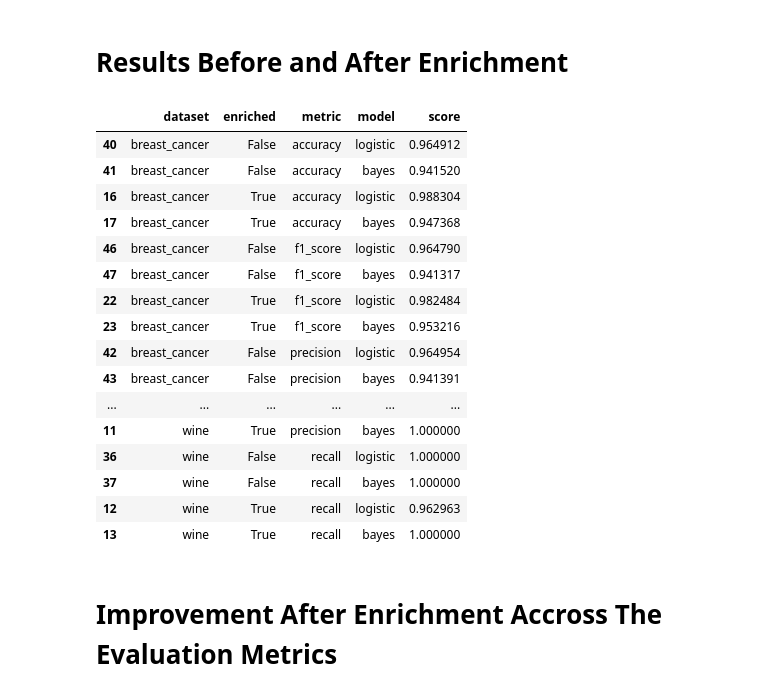
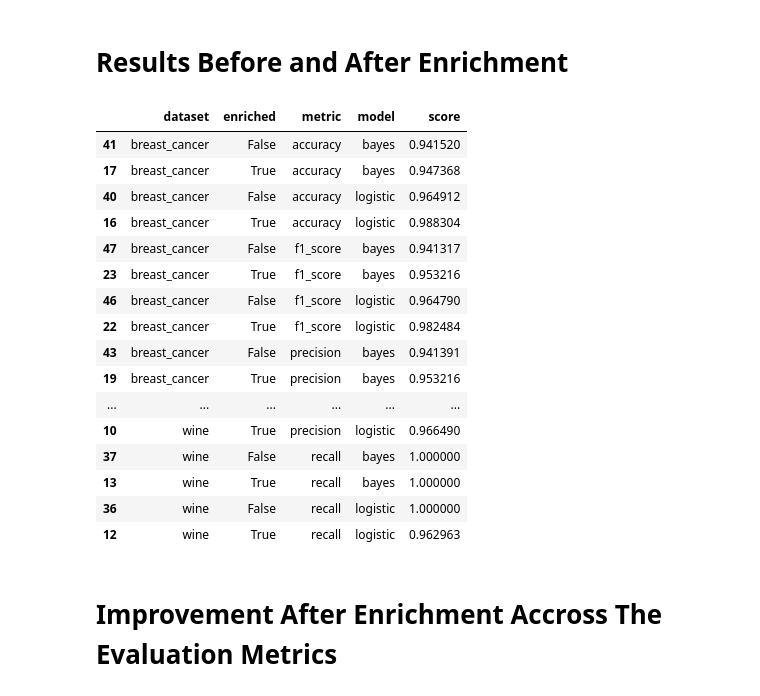
Before and after one commit to rossrco/experiments, a Jupyter notebook: machine_learning_combinatorics/feature_engineer_testing.ipynb, the cells around one changed output. Drawn from its saved outputs; the diff is of its cells as text; code cells hidden in the pictures.

```diff
--- a/machine_learning_combinatorics/feature_engineer_testing.ipynb
+++ b/machine_learning_combinatorics/feature_engineer_testing.ipynb
@@ -131,14 +131,15 @@ sample.head()
 # Produce Metrics Before and After Enrichment
 # %%
 results = pd.DataFrame(columns = ['dataset', 'enriched', 'metric', 'model', 'score'])
-fitted_models = pd.DataFrame(columns = ['dataset', 'enriched', 'metric', 'model', 'trained_model'])
-engine_columns = pd.DataFrame(columns = ['dataset', 'enriched', 'metric', 'model', 'best_columns'])
+model_columns = pd.DataFrame(columns = ['dataset', 'enriched', 'metric', 'model', 'column', 'score'])
+engine_columns = pd.DataFrame(columns = ['dataset', 'enriched', 'metric', 'model', 'column', 'score'])
 # %%
 for enriched in [True, False]:
     for dataset_name, dataset in datasets.items():
         for metric_name, metric in metrics.items():
             for model_name, model in models.items():
 
+                #create engine
                 eng = fe.FeatureEngineer(model = model,
                          scorer = metric['metric'],
                          splitter = splitter['splitter'],
@@ -146,45 +147,66 @@ for enriched in [True, False]:
                          scorer_kwargs = metric['kwargs'],
                          splitter_kwargs = splitter['kwargs'])
 
+                #split the dataset
                 X_train, X_test, y_train, y_test = splitter['splitter'](dataset.drop('target', axis = 1),
                                                                         dataset.target,
                                                                         **splitter['kwargs'])
 
-
+                #enrich data
                 if enriched:
                     X_train, X_test = enrich_data(eng, X_train, X_test, y_train)
 
+                #scale data
+                scaler = MinMaxScaler()
+                for df in X_train, X_test:
+                    df = pd.DataFrame(scaler.fit_transform(df), columns = df.columns)
+
+                #fit model
                 model.fit(X_train, y_train)
+
+                #obtain prediction
                 y_pred = model.predict(X_test)
 
+                #obtain score
                 score = metric['metric'](y_test, y_pred, **metric['kwargs'])
 
-                to_append = pd.DataFrame([[dataset_name, enriched, metric_name, model_name, score]],
-                                         columns = results.columns)
+                #append results
+                to_append = pd.DataFrame([[dataset_name, enriched, metric_name,
+                                               model_name, score]],
+                                             columns = results.columns)
 
                 results = results.append(to_append, ignore_index = True)
+
+                if model_name == 'logistic':
+                    for coef, feature in zip(model.coef_[0, :], X_train.columns):
+                        to_append = pd.DataFrame([[dataset_name, enriched,
+                                                   metric_name, model_name,
+                                                   feature, coef]],
+                                                 columns = model_columns.columns)
+
+                        model_columns = model_columns.append(to_append, ignore_index = True)
 # %% [markdown]
 # Results Before and After Enrichment
 # %%
-results.sort_values(by = ['dataset', 'metric', 'enriched'])
+results.sort_values(by = ['dataset', 'metric', 'model', 'enriched'])
 # %% [output]
 |  | dataset | enriched | metric | model | score |
+| 41 | breast_cancer | False | accuracy | bayes | 0.941520 |
+| 17 | breast_cancer | True | accuracy | bayes | 0.947368 |
 | 40 | breast_cancer | False | accuracy | logistic | 0.964912 |
-| 41 | breast_cancer | False | accuracy | bayes | 0.941520 |
 | 16 | breast_cancer | True | accuracy | logistic | 0.988304 |
-| 17 | breast_cancer | True | accuracy | bayes | 0.947368 |
+| 47 | breast_cancer | False | f1_score | bayes | 0.941317 |
+| 23 | breast_cancer | True | f1_score | bayes | 0.953216 |
 | 46 | breast_cancer | False | f1_score | logistic | 0.964790 |
-| 47 | breast_cancer | False | f1_score | bayes | 0.941317 |
 | 22 | breast_cancer | True | f1_score | logistic | 0.982484 |
-| 23 | breast_cancer | True | f1_score | bayes | 0.953216 |
-| 42 | breast_cancer | False | precision | logistic | 0.964954 |
 | 43 | breast_cancer | False | precision | bayes | 0.941391 |
+| 19 | breast_cancer | True | precision | bayes | 0.953216 |
 | ... | ... | ... | ... | ... | ... |
-| 11 | wine | True | precision | bayes | 1.000000 |
+| 10 | wine | True | precision | logistic | 0.966490 |
+| 37 | wine | False | recall | bayes | 1.000000 |
+| 13 | wine | True | recall | bayes | 1.000000 |
 | 36 | wine | False | recall | logistic | 1.000000 |
-| 37 | wine | False | recall | bayes | 1.000000 |
 | 12 | wine | True | recall | logistic | 0.962963 |
-| 13 | wine | True | recall | bayes | 1.000000 |
 # %% [markdown]
 # Improvement After Enrichment Accross The Evaluation Metrics
 # %%
```
Also changed, not shown: parts of 2 cells of this notebook.
